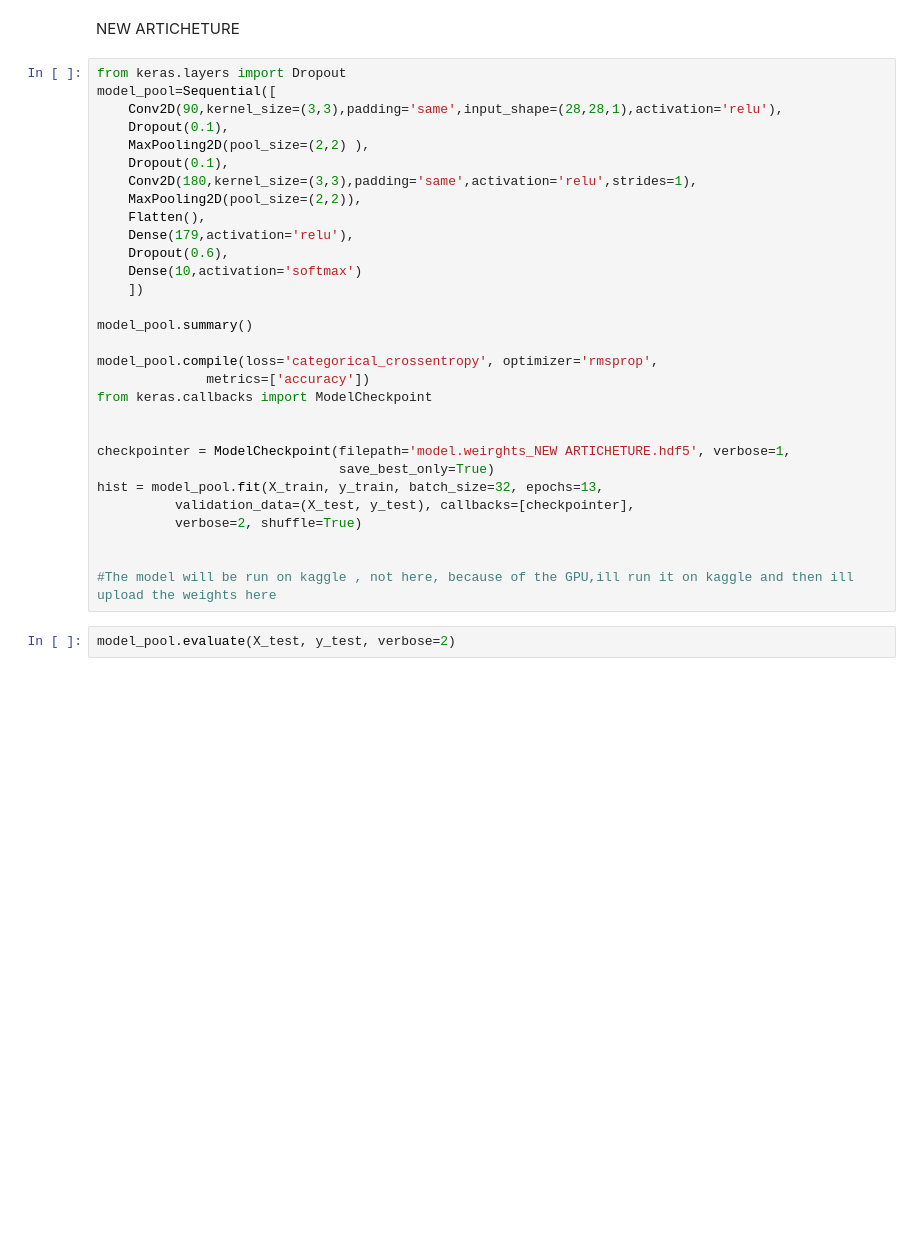
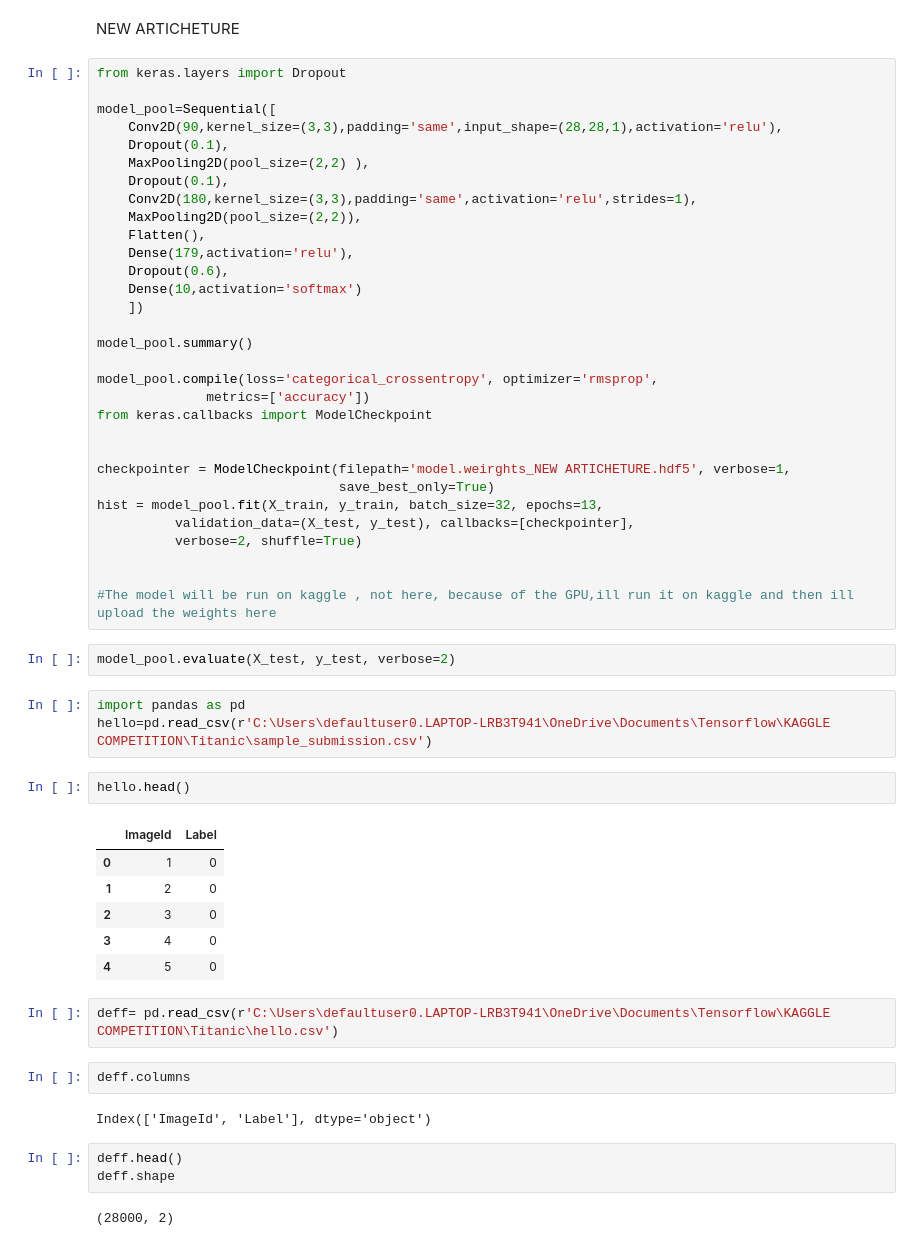
Before and after one commit to barnobarno666/Tensorflow_, a Jupyter notebook: COMPUTER VISION BOOK/MNIST FOR GOOD.ipynb, the cells around one changed output. Saved outputs shown, nothing was run; the diff lists cells and outputs as text; blank space fills up the shorter version.

Commit message:
HELLO

```diff
--- a/COMPUTER VISION BOOK/MNIST FOR GOOD.ipynb
+++ b/COMPUTER VISION BOOK/MNIST FOR GOOD.ipynb
@@ -200,6 +200,7 @@ so my model was sucking because i didnt give any strids
 NEW ARTICHETURE
 # %%
 from keras.layers import Dropout
+
 model_pool=Sequential([
     Conv2D(90,kernel_size=(3,3),padding='same',input_shape=(28,28,1),activation='relu'),
     Dropout(0.1),
@@ -230,3 +231,26 @@ hist = model_pool.fit(X_train, y_train, batch_size=32, epochs=13,
 #The model will be run on kaggle , not here, because of the GPU,ill run it on kaggle and then ill upload the weights here
 # %%
 model_pool.evaluate(X_test, y_test, verbose=2)
+# %%
+import pandas as pd
+hello=pd.read_csv(r'C:\Users\defaultuser0.LAPTOP-LRB3T941\OneDrive\Documents\Tensorflow\KAGGLE COMPETITION\Titanic\sample_submission.csv')
+# %%
+hello.head()
+# %% [output]
+|  | ImageId | Label |
+| 0 | 1 | 0 |
+| 1 | 2 | 0 |
+| 2 | 3 | 0 |
+| 3 | 4 | 0 |
+| 4 | 5 | 0 |
+# %%
+deff= pd.read_csv(r'C:\Users\defaultuser0.LAPTOP-LRB3T941\OneDrive\Documents\Tensorflow\KAGGLE COMPETITION\Titanic\hello.csv')
+# %%
+deff.columns
+# %% [output]
+Index(['ImageId', 'Label'], dtype='object')
+# %%
+deff.head()
+deff.shape
+# %% [output]
+(28000, 2)
```
Also changed, not shown: parts of 4 cells of this notebook, 3 other files.
